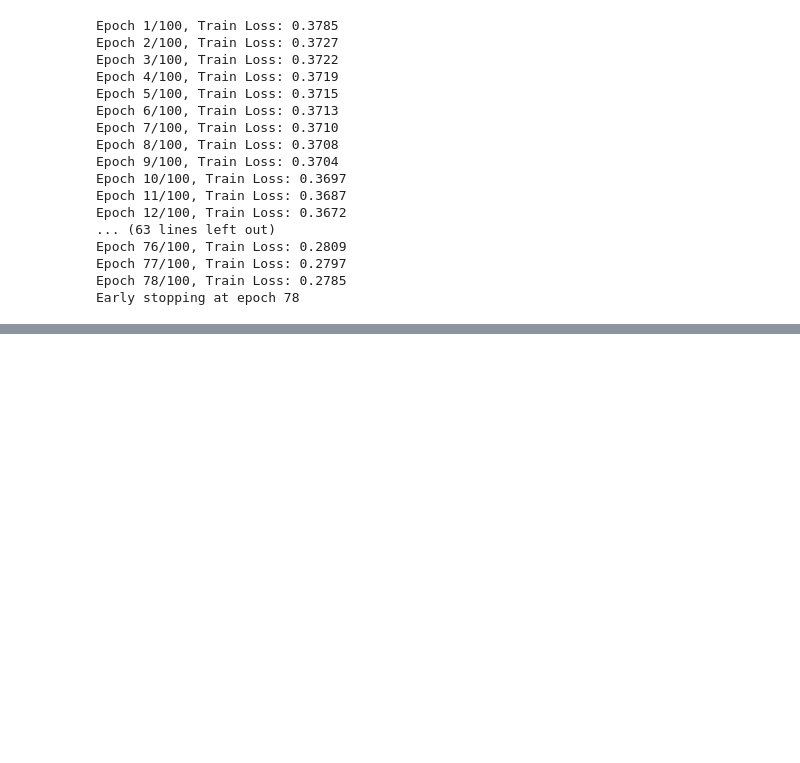
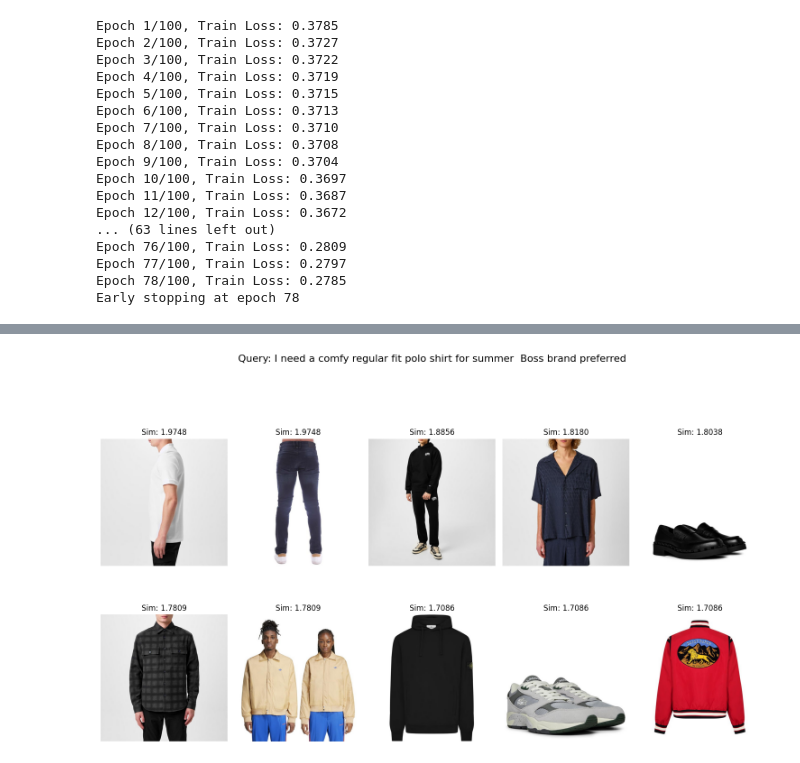
Before and after one commit to N1k0l0z/Query-Search-LLM-Model, a Jupyter notebook: LSTM.ipynb, the cells around one changed output, grey strips where cells are left out. Drawn from its saved outputs; the diff is of its cells as text; code cells hidden in the pictures; blank space fills up the shorter version.

```diff
--- a/LSTM.ipynb
+++ b/LSTM.ipynb
@@ -286,0 +300,4 @@ def custom_query(user_input):
+# %%
+custom_query(train_data.iloc[7773].Queries)
+# %% [output]
+[figure, added]
```
Also changed, not shown: parts of 3 cells of this notebook, 1 other file.
